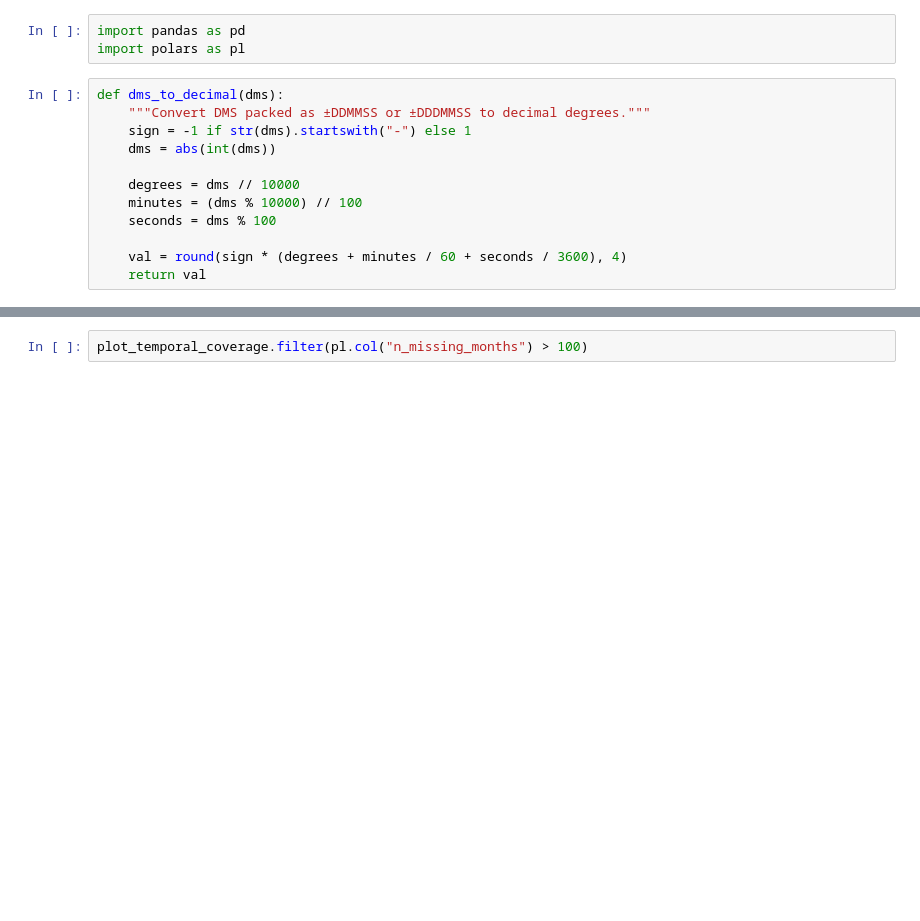
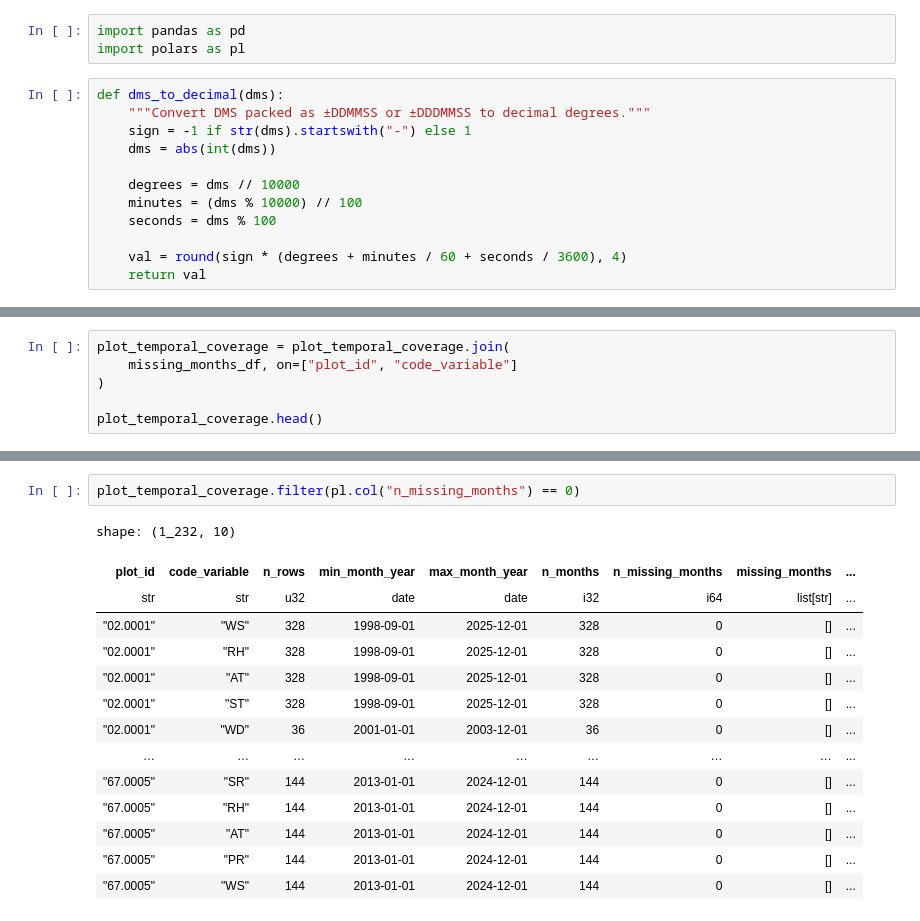
Before and after one commit to simlab-vs/TrunX, a Jupyter notebook: notebooks/icp_weather_data.ipynb, the cells around one changed output, grey strips where cells are left out. Saved outputs shown, nothing was run; the diff lists cells and outputs as text; blank space fills up the shorter version.

Commit message:
Added variable grouping plot_temporal_coverage and genertaed a summary of weather dataframe.

```diff
--- a/notebooks/icp_weather_data.ipynb
+++ b/notebooks/icp_weather_data.ipynb
@@ -363,0 +522,6 @@ plot_temporal_coverage.head()
+# %%
+plot_temporal_coverage = plot_temporal_coverage.join(
+    missing_months_df, on=["plot_id", "code_variable"]
+)
+
+plot_temporal_coverage.head()
@@ -364,3 +537,18 @@ plot_temporal_coverage.head()
 # %%
-plot_temporal_coverage.filter(pl.col("n_missing_months") > 100)
+plot_temporal_coverage.filter(pl.col("n_missing_months") == 0)
+# %% [output]
+shape: (1_232, 10)
+| plot_id | code_variable | n_rows | min_month_year | max_month_year | n_months | n_missing_months | missing_months | ... |
+| str | str | u32 | date | date | i32 | i64 | list[str] | ... |
+| "02.0001" | "WS" | 328 | 1998-09-01 | 2025-12-01 | 328 | 0 | [] | ... |
+| "02.0001" | "RH" | 328 | 1998-09-01 | 2025-12-01 | 328 | 0 | [] | ... |
+| "02.0001" | "AT" | 328 | 1998-09-01 | 2025-12-01 | 328 | 0 | [] | ... |
+| "02.0001" | "ST" | 328 | 1998-09-01 | 2025-12-01 | 328 | 0 | [] | ... |
+| "02.0001" | "WD" | 36 | 2001-01-01 | 2003-12-01 | 36 | 0 | [] | ... |
+| … | … | … | … | … | … | … | … | ... |
+| "67.0005" | "SR" | 144 | 2013-01-01 | 2024-12-01 | 144 | 0 | [] | ... |
+| "67.0005" | "RH" | 144 | 2013-01-01 | 2024-12-01 | 144 | 0 | [] | ... |
+| "67.0005" | "AT" | 144 | 2013-01-01 | 2024-12-01 | 144 | 0 | [] | ... |
+| "67.0005" | "PR" | 144 | 2013-01-01 | 2024-12-01 | 144 | 0 | [] | ... |
+| "67.0005" | "WS" | 144 | 2013-01-01 | 2024-12-01 | 144 | 0 | [] | ... |
 # %%
```
Also changed, not shown: parts of 17 cells of this notebook, 1 other file.
